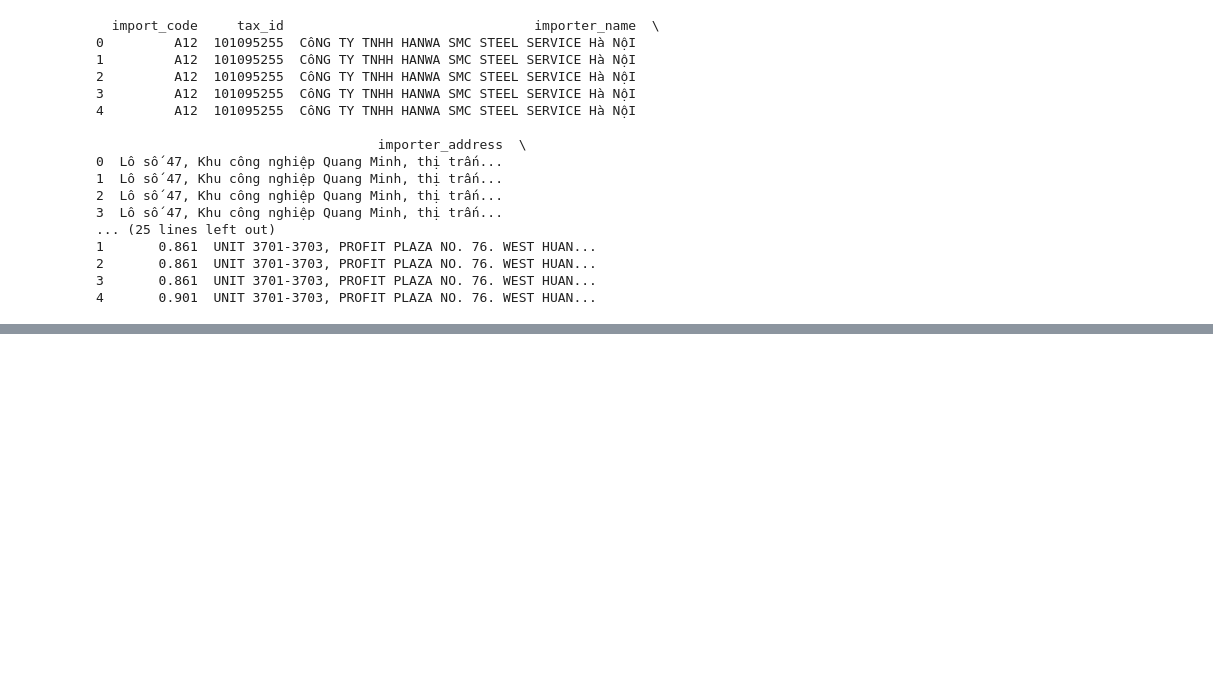
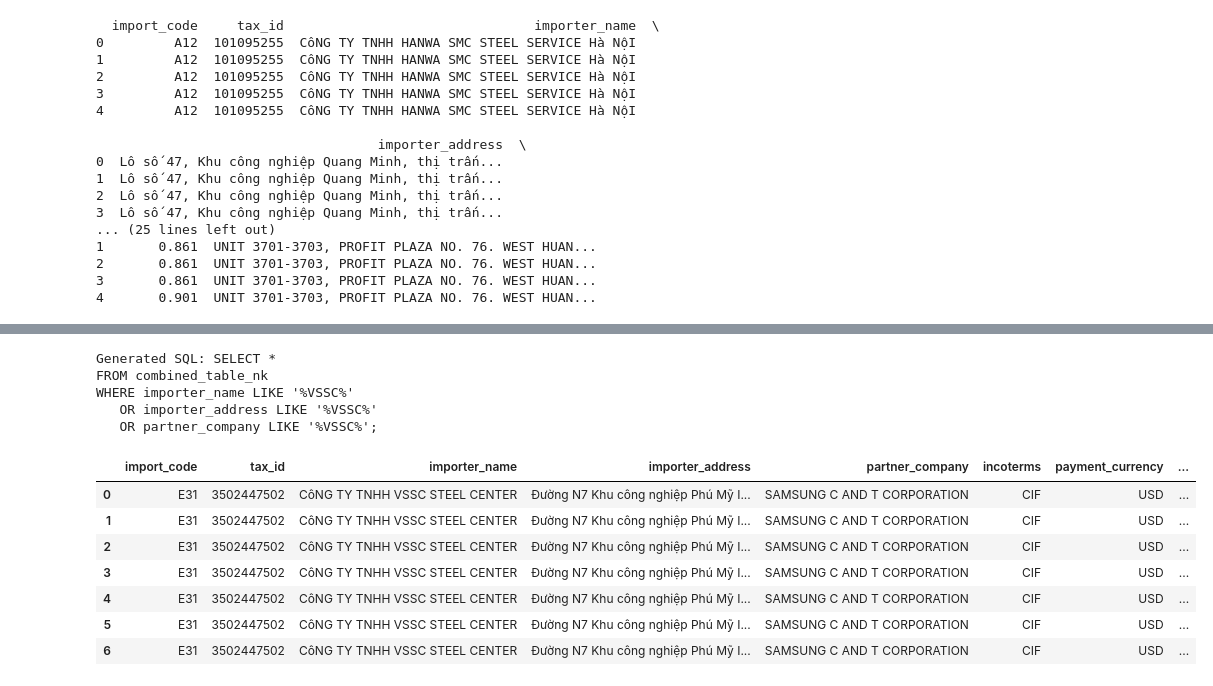
Before and after one commit to nndk91/RAG_ImEx, a Jupyter notebook: AI_SQLHandle.ipynb, the cells around one changed output, grey strips where cells are left out. Saved outputs shown, nothing was run; the diff lists cells and outputs as text; code cells hidden in the pictures; blank space fills up the shorter version.

```diff
--- a/AI_SQLHandle.ipynb
+++ b/AI_SQLHandle.ipynb
@@ -63,8 +58,10 @@ dotenv_path = find_dotenv() # Searches up the directory tree
 print(f"Loading dotenv from: {dotenv_path}")
 load_dotenv(dotenv_path)
 google_api_key = os.getenv('GOOGLE_API_KEY')
+claude_api_key = os.getenv('ANTHROPIC_API_KEY')
 openai_api_key = os.getenv('OPENAI_API_KEY')
-mysql_keypw = os.getenv('MYSQL_KEYPW_MAC')
+mysql_keypw = os.getenv('MYSQL_KEYPW')
+perplexity_api_key = os.getenv('PERPLEXITY_API_KEY')
 
 if google_api_key is None:
     raise ValueError("GOOGLE_API_KEY environment variable not set. Check your .env file.")
@@ -309,3 +357,19 @@ def execute_sql_from_user_query(user_query):
+# %%
+execute_sql_from_user_query('số liệu nhập khẩu của VSSC')
+# %% [output]
+Generated SQL: SELECT *
+FROM combined_table_nk
+WHERE importer_name LIKE '%VSSC%'
+   OR importer_address LIKE '%VSSC%'
+   OR partner_company LIKE '%VSSC%';
+|  | import_code | tax_id | importer_name | importer_address | partner_company | incoterms | payment_currency | ... |
+| 0 | E31 | 3502447502 | CôNG TY TNHH VSSC STEEL CENTER | Đường N7 Khu công nghiệp Phú Mỹ I... | SAMSUNG C AND T CORPORATION | CIF | USD | ... |
+| 1 | E31 | 3502447502 | CôNG TY TNHH VSSC STEEL CENTER | Đường N7 Khu công nghiệp Phú Mỹ I... | SAMSUNG C AND T CORPORATION | CIF | USD | ... |
+| 2 | E31 | 3502447502 | CôNG TY TNHH VSSC STEEL CENTER | Đường N7 Khu công nghiệp Phú Mỹ I... | SAMSUNG C AND T CORPORATION | CIF | USD | ... |
+| 3 | E31 | 3502447502 | CôNG TY TNHH VSSC STEEL CENTER | Đường N7 Khu công nghiệp Phú Mỹ I... | SAMSUNG C AND T CORPORATION | CIF | USD | ... |
+| 4 | E31 | 3502447502 | CôNG TY TNHH VSSC STEEL CENTER | Đường N7 Khu công nghiệp Phú Mỹ I... | SAMSUNG C AND T CORPORATION | CIF | USD | ... |
+| 5 | E31 | 3502447502 | CôNG TY TNHH VSSC STEEL CENTER | Đường N7 Khu công nghiệp Phú Mỹ I... | SAMSUNG C AND T CORPORATION | CIF | USD | ... |
+| 6 | E31 | 3502447502 | CôNG TY TNHH VSSC STEEL CENTER | Đường N7 Khu công nghiệp Phú Mỹ I... | SAMSUNG C AND T CORPORATION | CIF | USD | ... |
 # %%
 # Usage
 
```
Also changed, not shown: parts of 25 cells of this notebook, 8 other files.
